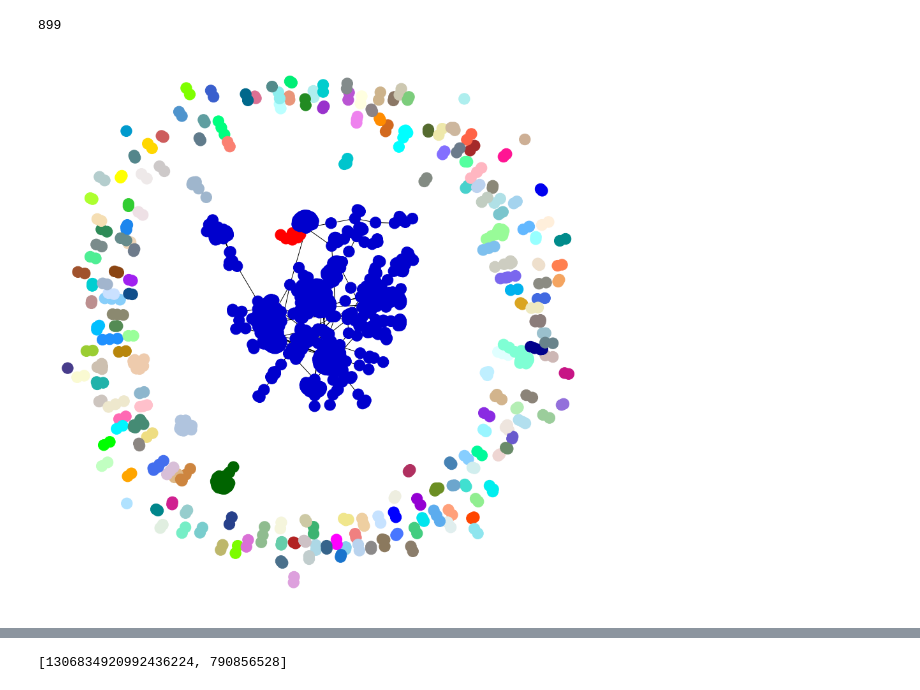
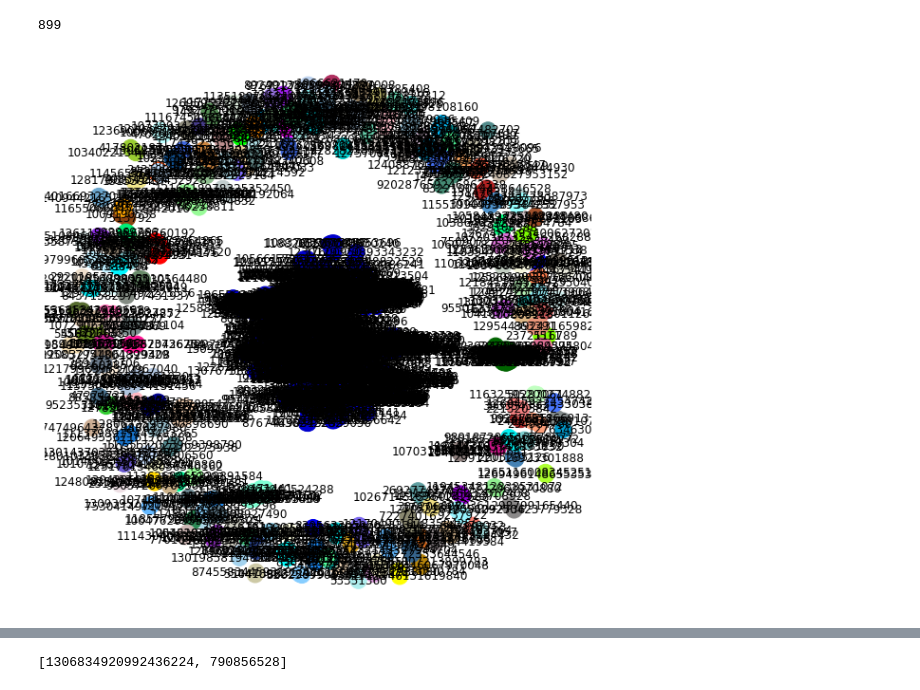
Before and after one commit to alfhi24/social-media-analysis, a Jupyter notebook: Final Project/CommunityDetection.ipynb, the cells around one changed output, grey strips where cells are left out. Saved outputs shown, nothing was run; the diff lists cells and outputs as text; code cells hidden in the pictures.

```diff
--- a/Final Project/CommunityDetection.ipynb
+++ b/Final Project/CommunityDetection.ipynb
@@ -107,15 +91,15 @@ hex_list = list(df_color['hex'])
 # %%
 # plot the communities
 color_map = []
 i = 0
 for node in G:
     for i in range(len(node_groups)) :
         if node in node_groups[i]:
             group = i
             color_map.append(hex_list[group+40])
 
-plt.figure(figsize=(12,12))
-nx.draw(G, node_color=color_map, with_labels=False)
+plt.figure(figsize=(8,8))
+nx.draw(G, node_color=color_map, with_labels=True)
 plt.show()
 # %% [output]
-[figure, old version]
+[figure, new version]
```
Also changed, not shown: parts of 5 cells of this notebook.
